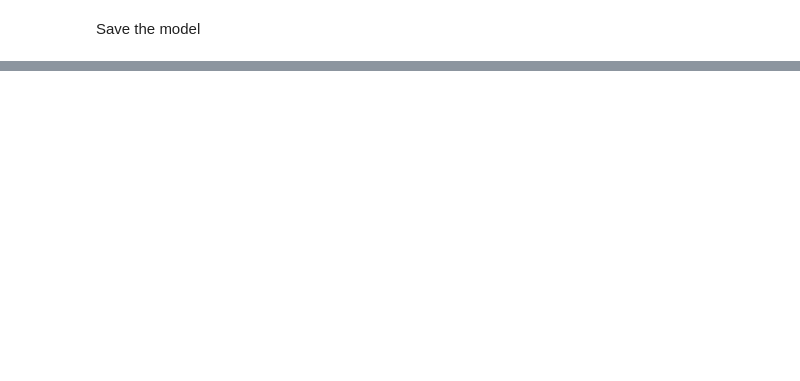
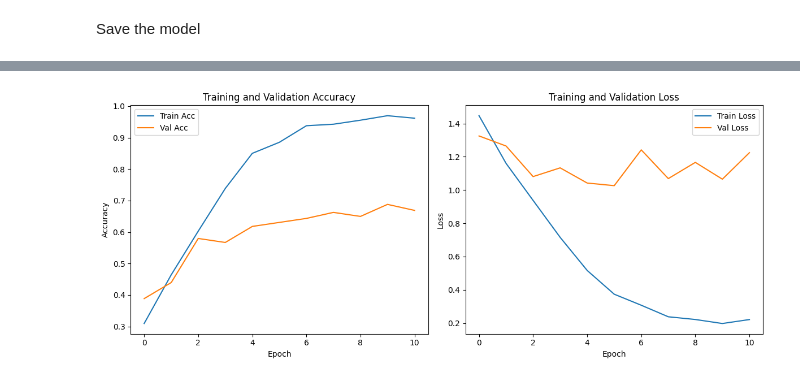
Before and after one commit to amarchini5339/AAI-511-group7, a Jupyter notebook: notebooks/Notebook-Team_7.ipynb, the cells around one changed output, grey strips where cells are left out. Drawn from its saved outputs; the diff is of its cells as text; code cells hidden in the pictures; blank space fills up the shorter version.

```diff
--- a/notebooks/Notebook-Team_7.ipynb
+++ b/notebooks/Notebook-Team_7.ipynb
@@ -1172,0 +1047,15 @@ Conclusion Section: Summarize best results, strengths, and limitations; suggest
+# %%
+### Encode Labels and Split Data
+le = LabelEncoder()
+y_encoded = le.fit_transform(y)
+y_cat = to_categorical(y_encoded)
+
+# Reshape X for CNN: (samples, height, width, channels)
+X_cnn = np.expand_dims(X, -1)
+
+# Train/test split
+X_train, X_test, Xf_train, Xf_test, y_train, y_test = train_test_split(
+    X_cnn, X_features, y_cat, test_size=0.2, random_state=42, stratify=y_encoded
+)
+print(f"Train shape: {X_train.shape}, Test shape: {X_test.shape}")
+print(f"Number of classes: {y_cat.shape[1]}, Classes: {le.classes_}")
@@ -1172,0 +1212,66 @@ Conclusion Section: Summarize best results, strengths, and limitations; suggest
+# %%
+from sklearn.utils.class_weight import compute_class_weight
+import numpy as np
+from tensorflow.keras.callbacks import EarlyStopping, ReduceLROnPlateau
+import matplotlib.pyplot as plt
+
+# Compute class weights using the original integer labels
+y_train_labels = np.argmax(y_train, axis=1)
+class_weights = compute_class_weight(
+    class_weight='balanced',
+    classes=np.unique(y_train_labels),
+    y=y_train_labels
+)
+class_weight_dict = dict(enumerate(class_weights))
+print("Class weights:", class_weight_dict)
+
+# Model Parameters
+EPOCHS = 30
+BATCH_SIZE = 16
+
+early_stop = EarlyStopping(monitor='val_loss', patience=5, restore_best_weights=True)
+
+# Reduce learning rate on plateau of validation loss
+reduce_lr = ReduceLROnPlateau(
+    monitor='val_loss',
+    factor=0.5,
+    patience=2,
+    min_lr=1e-6,
+    verbose=1
+)
+
+history = model.fit(
+    [X_train, Xf_train], y_train,
+    epochs=EPOCHS,
+    batch_size=BATCH_SIZE,
+    validation_split=0.2,
+    callbacks=[early_stop, reduce_lr],
+    verbose=0,
+    class_weight=class_weight_dict
+)
+
+# Save the trained model in .keras format
+model.save('composer_cnn_optimized.keras')
+print('Optimized model saved as composer_cnn_optimized.keras')
+
+# Plot accuracy and loss curves
+plt.figure(figsize=(12,5))
+plt.subplot(1,2,1)
+plt.plot(history.history['accuracy'], label='Train Acc')
+plt.plot(history.history['val_accuracy'], label='Val Acc')
+plt.xlabel('Epoch')
+plt.ylabel('Accuracy')
+plt.title('Training and Validation Accuracy')
+plt.legend()
+
+plt.subplot(1,2,2)
+plt.plot(history.history['loss'], label='Train Loss')
+plt.plot(history.history['val_loss'], label='Val Loss')
+plt.xlabel('Epoch')
+plt.ylabel('Loss')
+plt.title('Training and Validation Loss')
+plt.legend()
+
+plt.tight_layout()
+plt.show()
+# %% [output]
@@ -1172,0 +1284 @@ Conclusion Section: Summarize best results, strengths, and limitations; suggest
+[figure, added]
```
Also changed, not shown: parts of 76 cells of this notebook.
